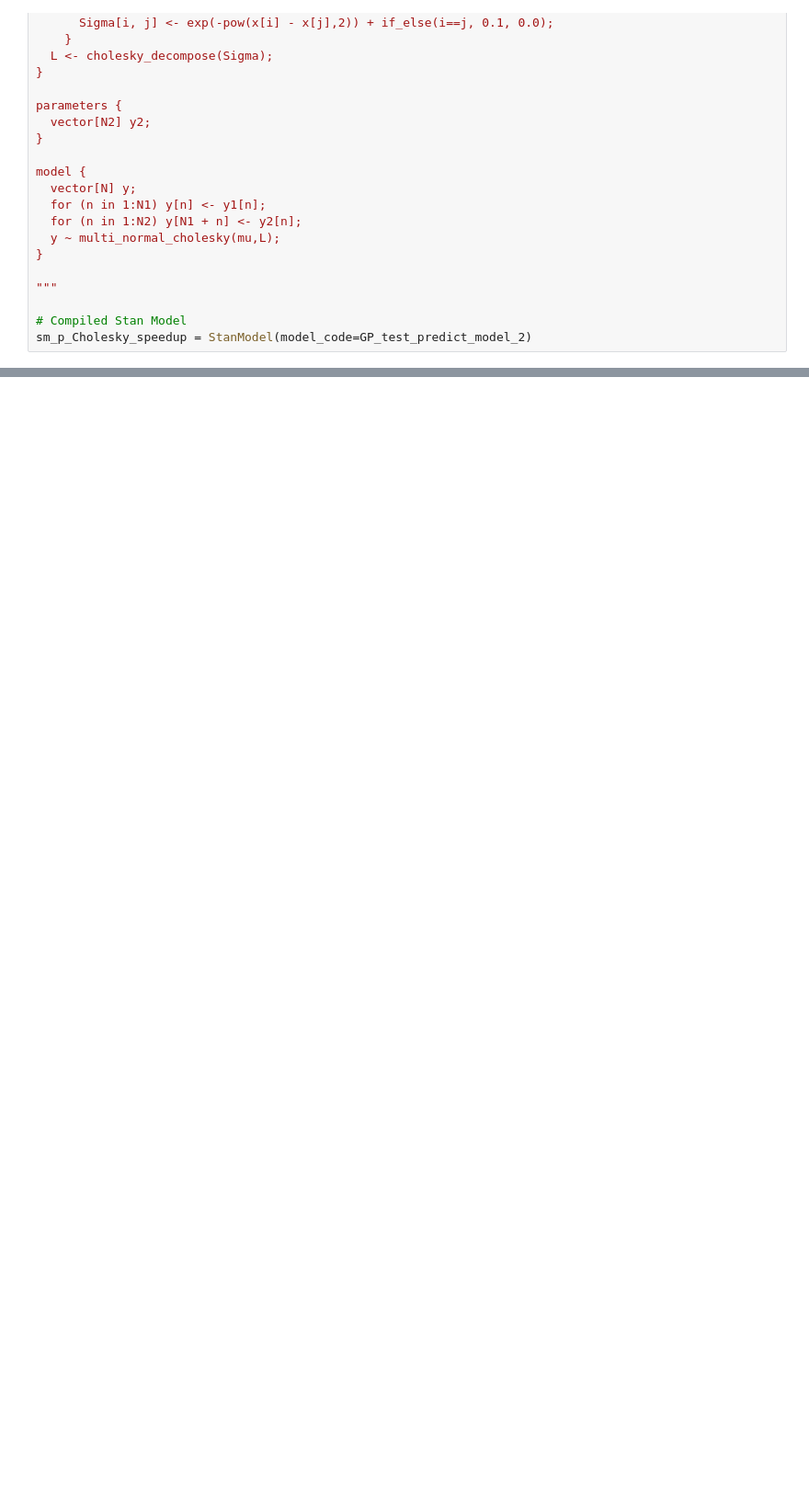
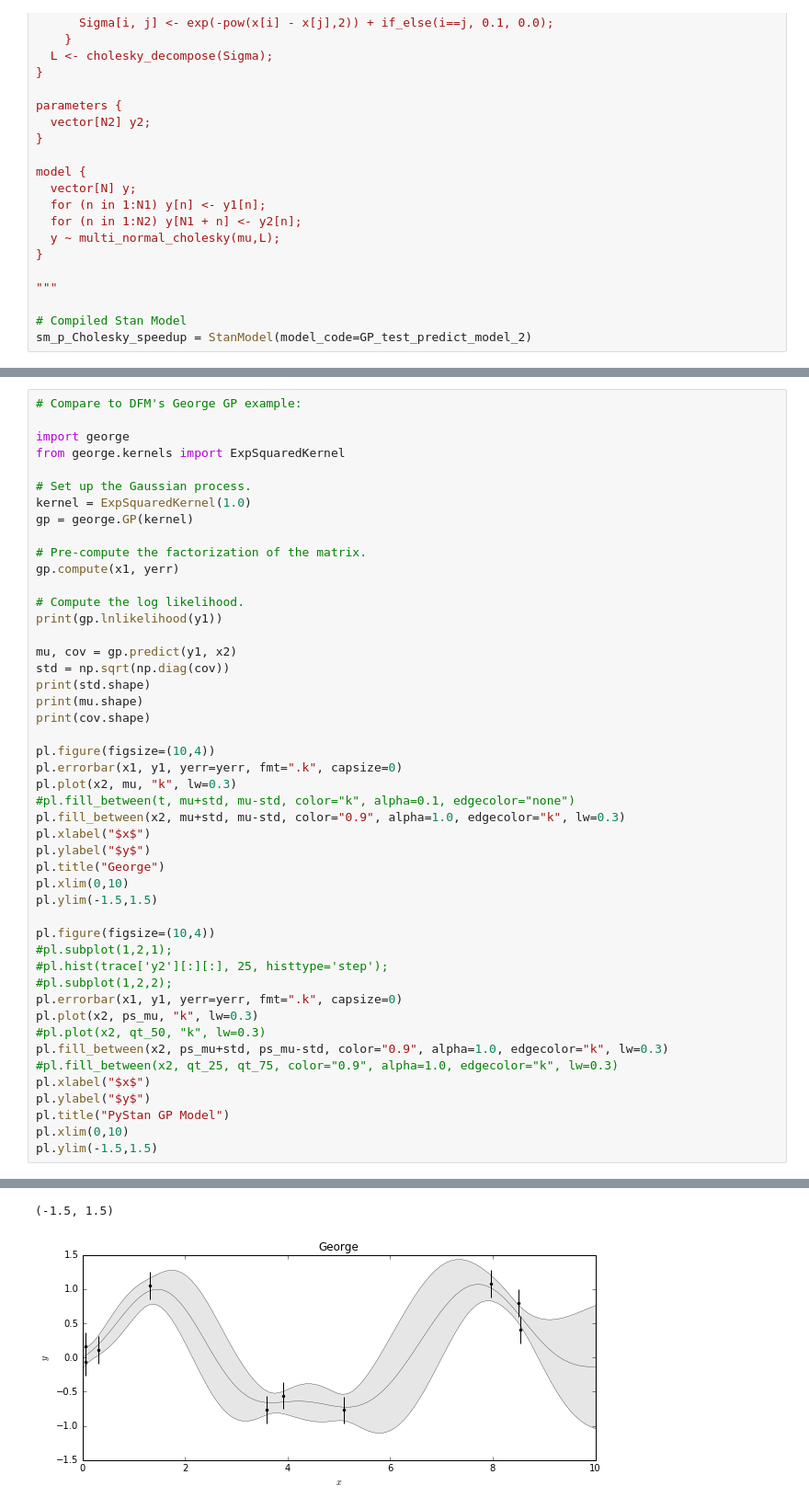
Before and after one commit to mshabram/Gaussian_Process_Hierarchical_Bayesian_Modeling_in_PyStan, a Jupyter notebook: PyStan_Gaussian_Process_Toy_Model.ipynb, the cells around one changed output, grey strips where cells are left out. Shown: that part at 92% size. Drawn from its saved outputs; the diff is of its cells as text; blank space fills up the shorter version.

Commit message:
Compare Pystan Gaussian Process exp kernal to George GP exp kernal

```diff
--- a/PyStan_Gaussian_Process_Toy_Model.ipynb
+++ b/PyStan_Gaussian_Process_Toy_Model.ipynb
@@ -508,0 +515,48 @@ pl.ylabel("$y$")
+# %%
+# Compare to DFM's George GP example:
+
+import george
+from george.kernels import ExpSquaredKernel
+
+# Set up the Gaussian process.
+kernel = ExpSquaredKernel(1.0)
+gp = george.GP(kernel)
+
+# Pre-compute the factorization of the matrix.
+gp.compute(x1, yerr)
+
+# Compute the log likelihood.
+print(gp.lnlikelihood(y1))
+
+mu, cov = gp.predict(y1, x2)
+std = np.sqrt(np.diag(cov))
+print(std.shape)
+print(mu.shape)
+print(cov.shape)
+
+pl.figure(figsize=(10,4))
+pl.errorbar(x1, y1, yerr=yerr, fmt=".k", capsize=0)
+pl.plot(x2, mu, "k", lw=0.3)
+#pl.fill_between(t, mu+std, mu-std, color="k", alpha=0.1, edgecolor="none")
+pl.fill_between(x2, mu+std, mu-std, color="0.9", alpha=1.0, edgecolor="k", lw=0.3)
+pl.xlabel("$x$")
+pl.ylabel("$y$")
+pl.title("George")
+pl.xlim(0,10)
+pl.ylim(-1.5,1.5)
+
+pl.figure(figsize=(10,4))
+#pl.subplot(1,2,1);
+#pl.hist(trace['y2'][:][:], 25, histtype='step');
+#pl.subplot(1,2,2);
+pl.errorbar(x1, y1, yerr=yerr, fmt=".k", capsize=0)
+pl.plot(x2, ps_mu, "k", lw=0.3)
+#pl.plot(x2, qt_50, "k", lw=0.3)
+pl.fill_between(x2, ps_mu+std, ps_mu-std, color="0.9", alpha=1.0, edgecolor="k", lw=0.3)
+#pl.fill_between(x2, qt_25, qt_75, color="0.9", alpha=1.0, edgecolor="k", lw=0.3)
+pl.xlabel("$x$")
+pl.ylabel("$y$")
+pl.title("PyStan GP Model")
+pl.xlim(0,10)
+pl.ylim(-1.5,1.5)
+# %% [output]
@@ -508,0 +567,2 @@ pl.ylabel("$y$")
+(-1.5, 1.5)
+[figure, added]
```
Also changed, not shown: parts of 13 cells of this notebook.
